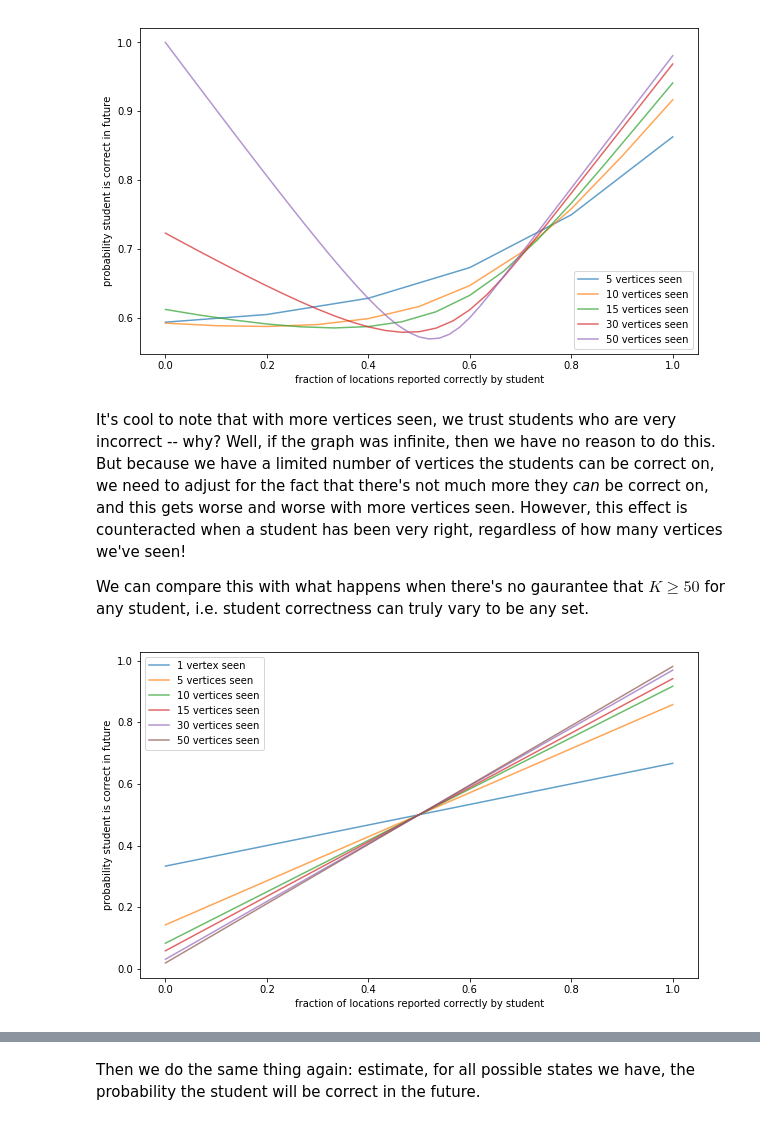
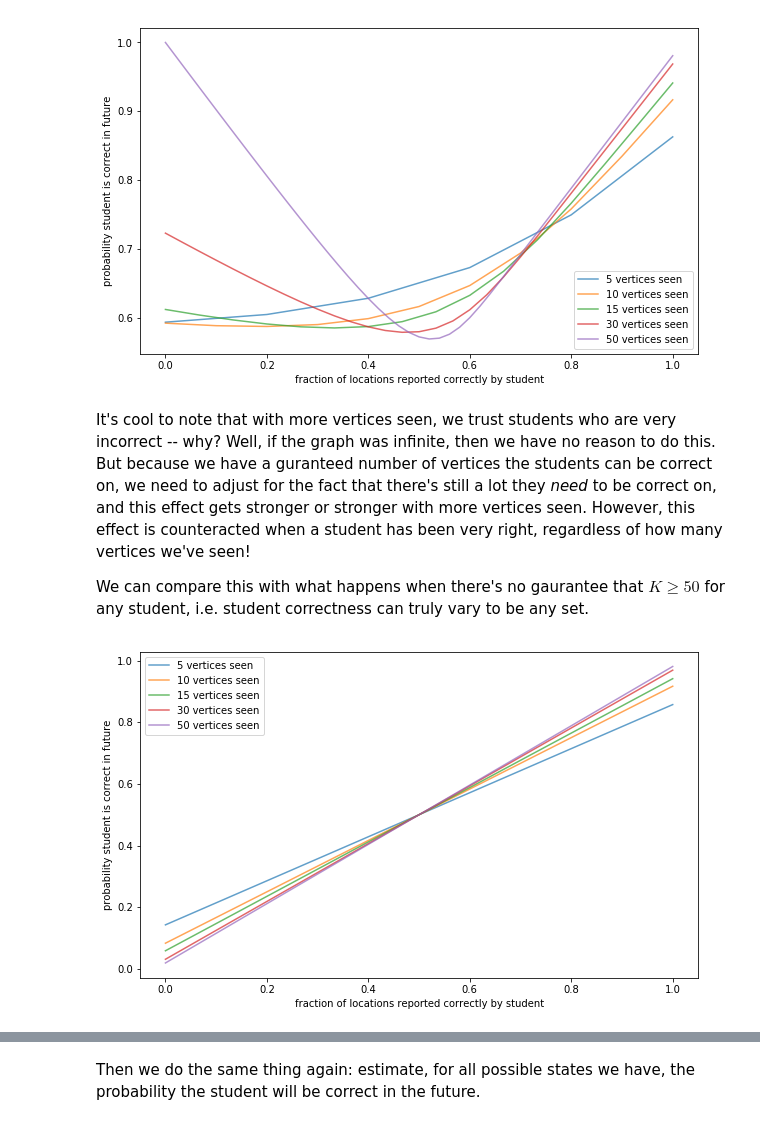
Before and after one commit to maxov/170-project-analysis, a Jupyter notebook: project-analysis.ipynb, the cells around one changed output, grey strips where cells are left out. Cells and saved outputs as stored; diff of their text form; code cells hidden in the pictures.

```diff
--- a/project-analysis.ipynb
+++ b/project-analysis.ipynb
@@ -345,25 +345,24 @@ plt.show()
 # %% [output]
 [figure]
 # %% [markdown]
-It's cool to note that with more vertices seen, we trust students who are very incorrect -- why? Well, if the graph was infinite, then we have no reason to do this. But because we have a limited number of vertices the students can be correct on, we need to adjust for the fact that there's not much more they _can_ be correct on, and this gets worse and worse with more vertices seen. However, this effect is counteracted when a student has been very right, regardless of how many vertices we've seen!
+It's cool to note that with more vertices seen, we trust students who are very incorrect -- why? Well, if the graph was infinite, then we have no reason to do this. But because we have a guranteed number of vertices the students can be correct on, we need to adjust for the fact that there's still a lot they _need_ to be correct on, and this effect gets stronger or stronger with more vertices seen. However, this effect is counteracted when a student has been very right, regardless of how many vertices we've seen!
 
 We can compare this with what happens when there's no gaurantee that $K \geq 50$ for any student, i.e. student correctness can truly vary to be any set.
 # %%
 p_C_given_skn_full_uniform = compute_all_p_C_given_skn(full_uniform_on_K)
 # %%
 plt.figure(figsize=(10, 6))
-plt.plot(np.arange(0, 2) / 1, p_C_given_skn_full_uniform[1][0:2], label='1 vertex seen', alpha=0.7)
 plt.plot(np.arange(0, 6) / 5, p_C_given_skn_full_uniform[5][0:6], label='5 vertices seen', alpha=0.7)
 plt.plot(np.arange(0, 11) / 10, p_C_given_skn_full_uniform[10][0:11], label='10 vertices seen', alpha=0.7)
 plt.plot(np.arange(0, 16) / 15, p_C_given_skn_full_uniform[15][0:16], label='15 vertices seen', alpha=0.7)
 # plt.plot(np.arange(0, 21) / 20, p_C_given_skn[20][0:21], label='20 vertices seen', alpha=0.5)
 plt.plot(np.arange(0, 31) / 30, p_C_given_skn_full_uniform[30][0:31], label='30 vertices seen', alpha=0.7)
 # plt.plot(np.arange(0, 41) / 40, p_C_given_skn[40][0:41], label='40 vertices seen', alpha=0.5)
 plt.plot(np.arange(0, 51) / 50, p_C_given_skn_full_uniform[50][0:51], label='50 vertices seen', alpha=0.7)
 plt.legend()
 plt.xlabel("fraction of locations reported correctly by student")
 plt.ylabel("probability student is correct in future")
 plt.show()
 # %% [output]
-[figure, old version]
+[figure, new version]
 # %% [markdown]
```
Also changed, not shown: parts of 19 cells of this notebook.
